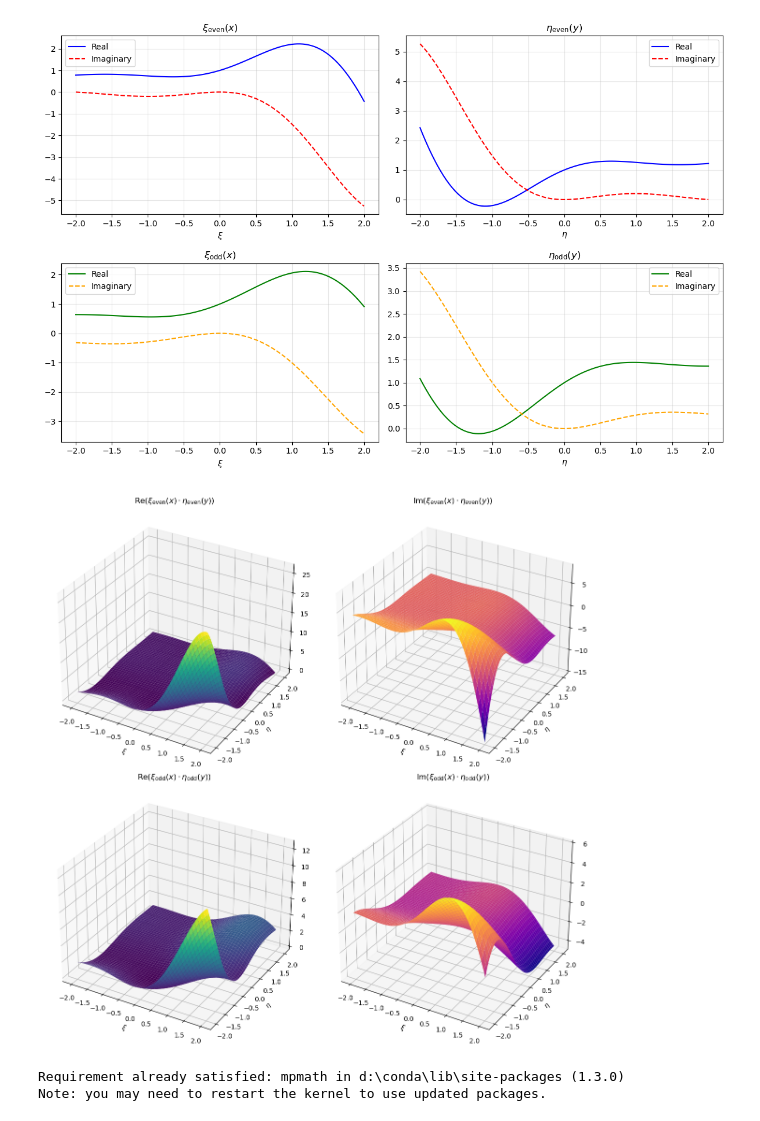
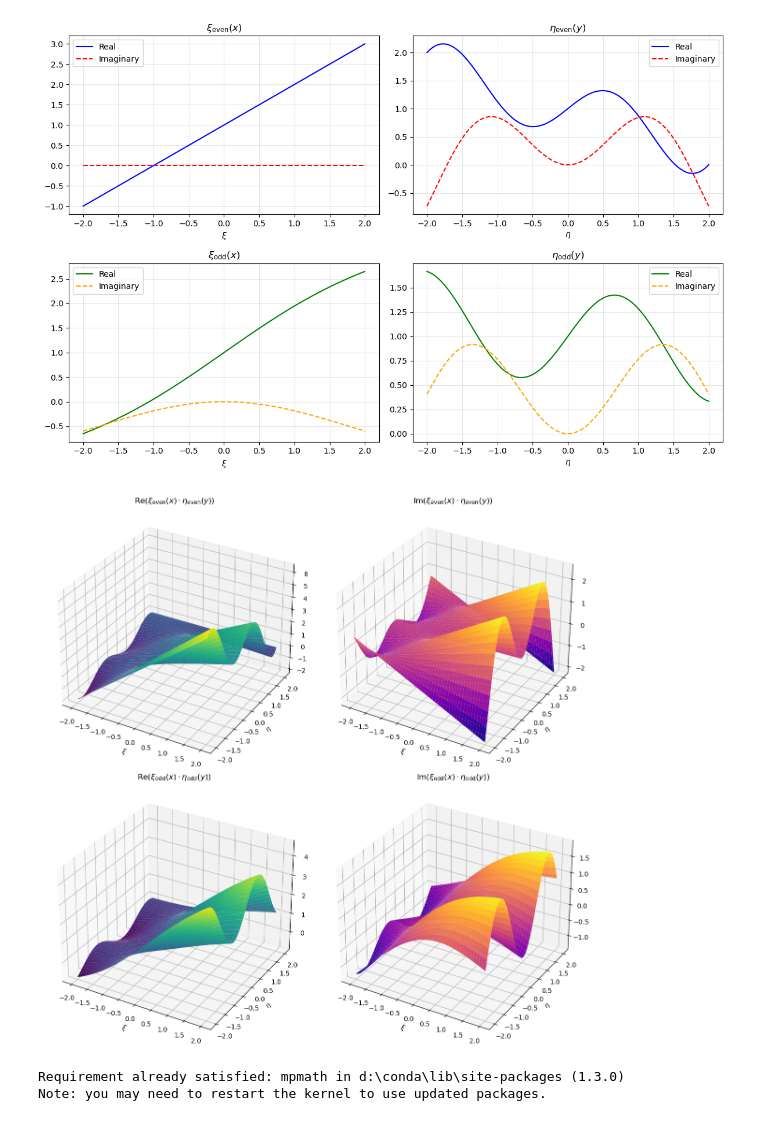
Before and after one commit to gregslombardo/Weber, a Jupyter notebook: Wavefunctions.ipynb, the cells around one changed output. Saved outputs shown, nothing was run; the diff lists cells and outputs as text; code cells hidden in the pictures.

```diff
--- a/Wavefunctions.ipynb
+++ b/Wavefunctions.ipynb
@@ -4,19 +4,19 @@ import matplotlib.pyplot as plt
 from mpl_toolkits.mplot3d import Axes3D
 
 def even_xi(a, N, n):
-    a_val = (4 * n + 1) / 2
+    a_val = 1j * (4 * n + 1) / 2
     return -a[N] * (2j * N + 1j/2 - a_val) / ((N + 1) * (N + 0.5))
 
 def even_eta(a, N, n):
-    a_val = (4 * n + 1) / 2
+    a_val = -1j * (4 * n + 1) / 2
     return -a[N] * (-2j * N - 1j/2 + a_val) / ((N + 1) * (N + 0.5))
 
 def odd_xi(a, N, n):
-    a_val = (4 * n + 1) / 2
+    a_val = 1j * (4 * n + 1) / 2
     return -a[N] * (2j * N + 3j/2 - a_val) / ((N + 1.5) * (N + 1))
 
 def odd_eta(a, N, n):
-    a_val = (4 * n + 1) / 2
+    a_val = -1j * (4 * n + 1) / 2
     return -a[N] * (-2j * N - 3j/2 + a_val) / ((N + 1.5) * (N + 1))
 
 max_terms = 50
@@ -95,35 +95,35 @@ plt.tight_layout()
 
 fig = plt.figure(figsize=(18, 12))
 
 ax1 = fig.add_subplot(231, projection='3d')
 surf1 = ax1.plot_surface(XI, ETA, np.real(product_even), cmap='viridis')
 ax1.set_title(r'$\text{Re}(\xi_{\text{even}}(x) \cdot \eta_{\text{even}}(y))$')
 ax1.set_xlabel(r'$\xi$')
 ax1.set_ylabel(r'$\eta$')
 
 ax2 = fig.add_subplot(232, projection='3d')
 surf2 = ax2.plot_surface(XI, ETA, np.imag(product_even), cmap='plasma')
 ax2.set_title(r'$\text{Im}(\xi_{\text{even}}(x) \cdot \eta_{\text{even}}(y))$')
 ax2.set_xlabel(r'$\xi$')
 ax2.set_ylabel(r'$\eta$')
 
 ax3 = fig.add_subplot(234, projection='3d')
 surf3 = ax3.plot_surface(XI, ETA, np.real(product_odd), cmap='viridis')
 ax3.set_title(r'$\text{Re}(\xi_{\text{odd}}(x) \cdot \eta_{\text{odd}}(y))$')
 ax3.set_xlabel(r'$\xi$')
 ax3.set_ylabel(r'$\eta$')
 
 ax4 = fig.add_subplot(235, projection='3d')
 surf4 = ax4.plot_surface(XI, ETA, np.imag(product_odd), cmap='plasma')
 ax4.set_title(r'$\text{Im}(\xi_{\text{odd}}(x) \cdot \eta_{\text{odd}}(y))$')
 ax4.set_xlabel(r'$\xi$')
 ax4.set_ylabel(r'$\eta$')
 
 plt.tight_layout()
 plt.show()
 # %% [output]
-[figure, old version]
+[figure, new version]
-[figure, old version]
+[figure, new version]
 # %%
 # %% [output]
 Requirement already satisfied: mpmath in d:\conda\lib\site-packages (1.3.0)
```
Also changed, not shown: 2 other files.
